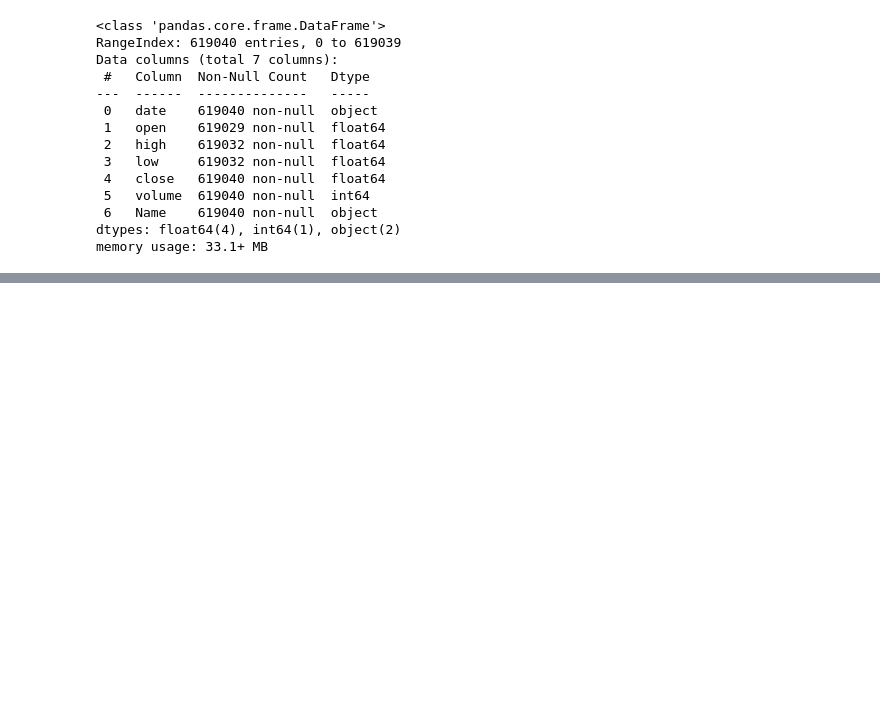
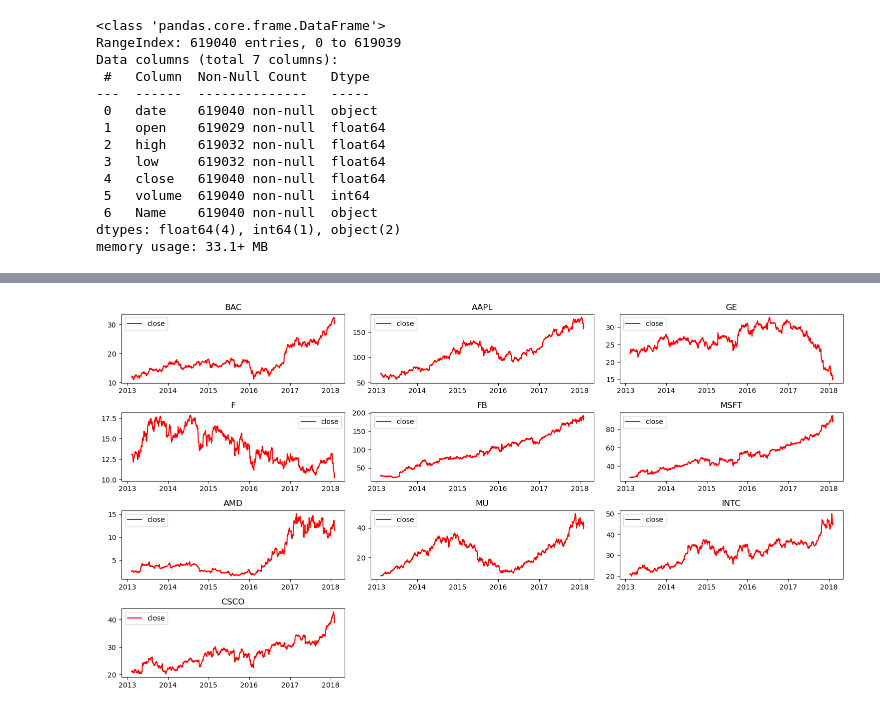
Before and after one commit to anushkathagle/StockPrice_Analysis_n_Prediction, a Jupyter notebook: Stock price prediction.ipynb, the cells around one changed output, grey strips where cells are left out. Cells and saved outputs as stored; diff of their text form; code cells hidden in the pictures; blank space fills up the shorter version.

```diff
--- a/Stock price prediction.ipynb
+++ b/Stock price prediction.ipynb
@@ -212,0 +273,12 @@ array([[14.75],
+# %%
+### Plotting closing price of each company over the years
+plt.figure(figsize=(15, 8))
+for index, comp in enumerate(company, 1):
+    plt.subplot(4, 3, index)
+    c = data[data['Name'] == comp]
+    plt.plot(c['date'], c['close'], c="r", label="close")
+    plt.title(comp)
+    plt.legend()
+    plt.tight_layout()
+# %% [output]
+[figure, added]
```
Also changed, not shown: parts of 59 cells of this notebook.
